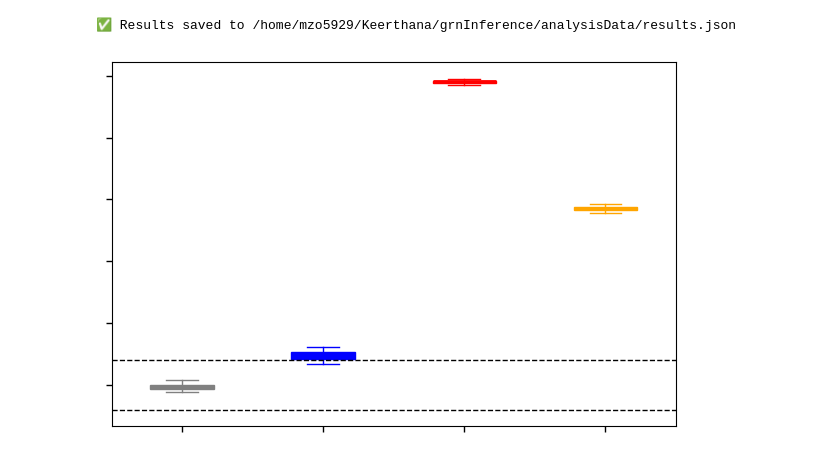
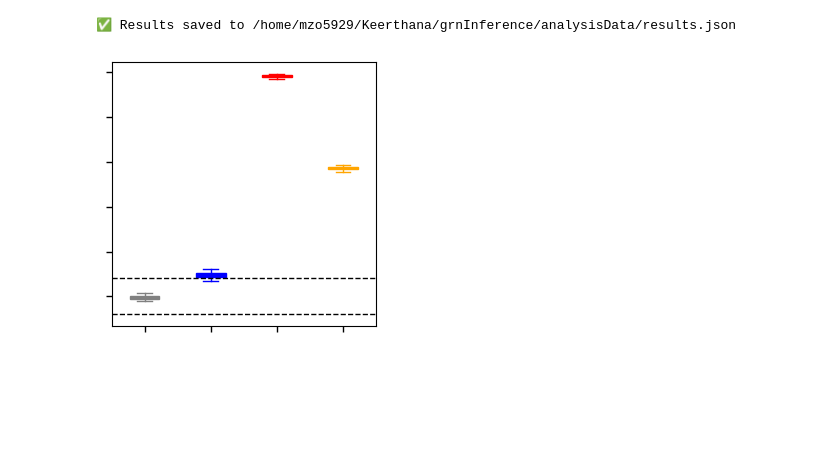
Before and after one commit to Keerthana910234/grnInference, a Jupyter notebook: plot_code/plot_networks.ipynb, the cells around one changed output. Saved outputs shown, nothing was run; the diff lists cells and outputs as text; code cells hidden in the pictures; blank space fills up the shorter version.

```diff
--- a/plot_code/plot_networks.ipynb
+++ b/plot_code/plot_networks.ipynb
@@ -804,41 +850,41 @@ for sim_type in sim_types_to_plot:
     all_values.append(vals)
 
 # --- Boxplot ---
-plt.figure(figsize=(6, 4))
+plt.figure(figsize=(3, 3))
 box = plt.boxplot(all_values, labels=sim_types_to_plot, patch_artist=True, showfliers=False)
 
 # ✅ Style each component with matching color
 for patch, color in zip(box['boxes'], colors):
     patch.set_facecolor(color)
     patch.set_edgecolor(color)  # box outline color
 
 for whisker, color in zip(box['whiskers'], [c for c in colors for _ in (0, 1)]):
     whisker.set_color(color)
 
 for cap, color in zip(box['caps'], [c for c in colors for _ in (0, 1)]):
     cap.set_color(color)
 
 for median, color in zip(box['medians'], colors):
     median.set_color(color)
     median.set_linewidth(2)
 
 plt.axhline(0.04, linestyle="--", color="black", linewidth=1)
 plt.axhline(-0.04, linestyle="--", color="black", linewidth=1)
 
 plt.tick_params(
     axis='both',
     which='both',
     bottom=True, top=False, left=True, right=False,
     labelbottom=False, labelleft=False,
     length=4, width=1
 )
 
 plt.tight_layout()
 plt.savefig(f"{output_folder}/gene_gene_corr.png", format="png")
 plt.savefig(f"{output_folder}/gene_gene_corr.svg", format="svg")
 plt.show()
 # %% [output]
-[figure, old version]
+[figure, new version]
 # %%
 import numpy as np
 import matplotlib.pyplot as plt
```
Also changed, not shown: parts of 4 cells of this notebook, 4 other files.
